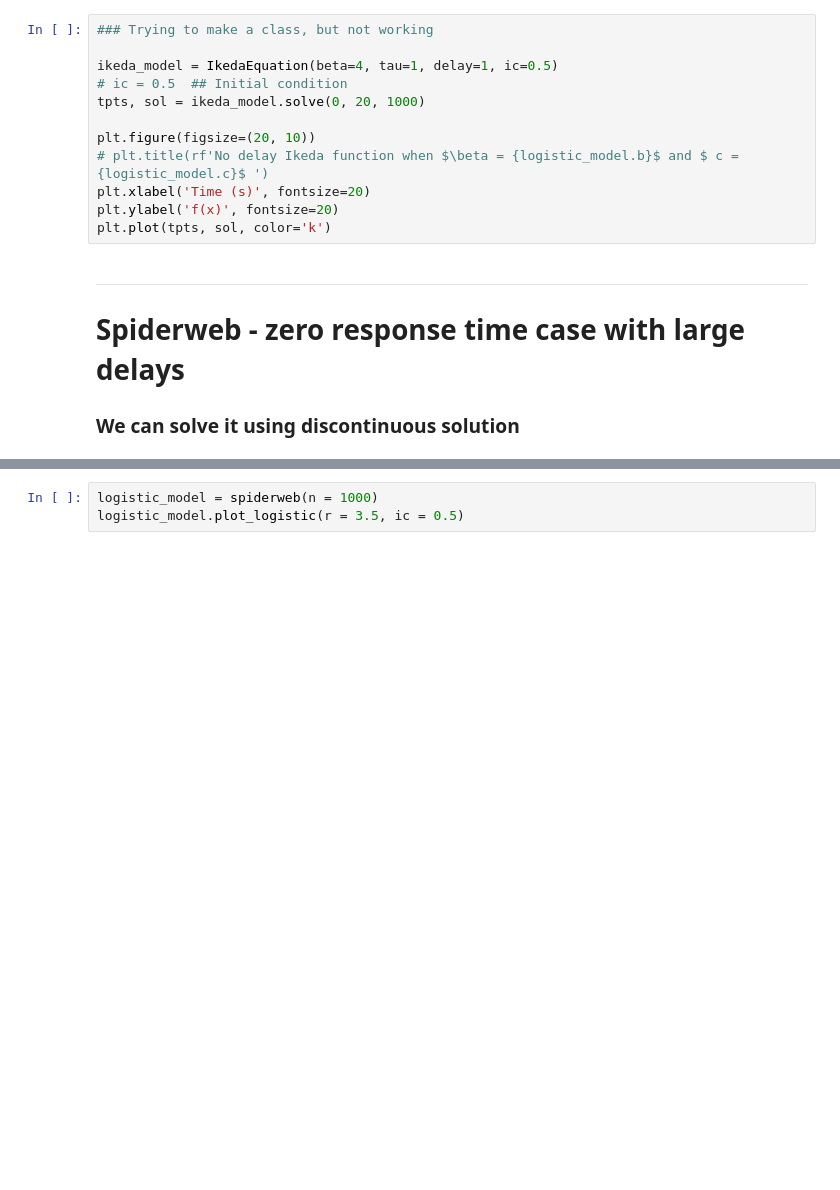
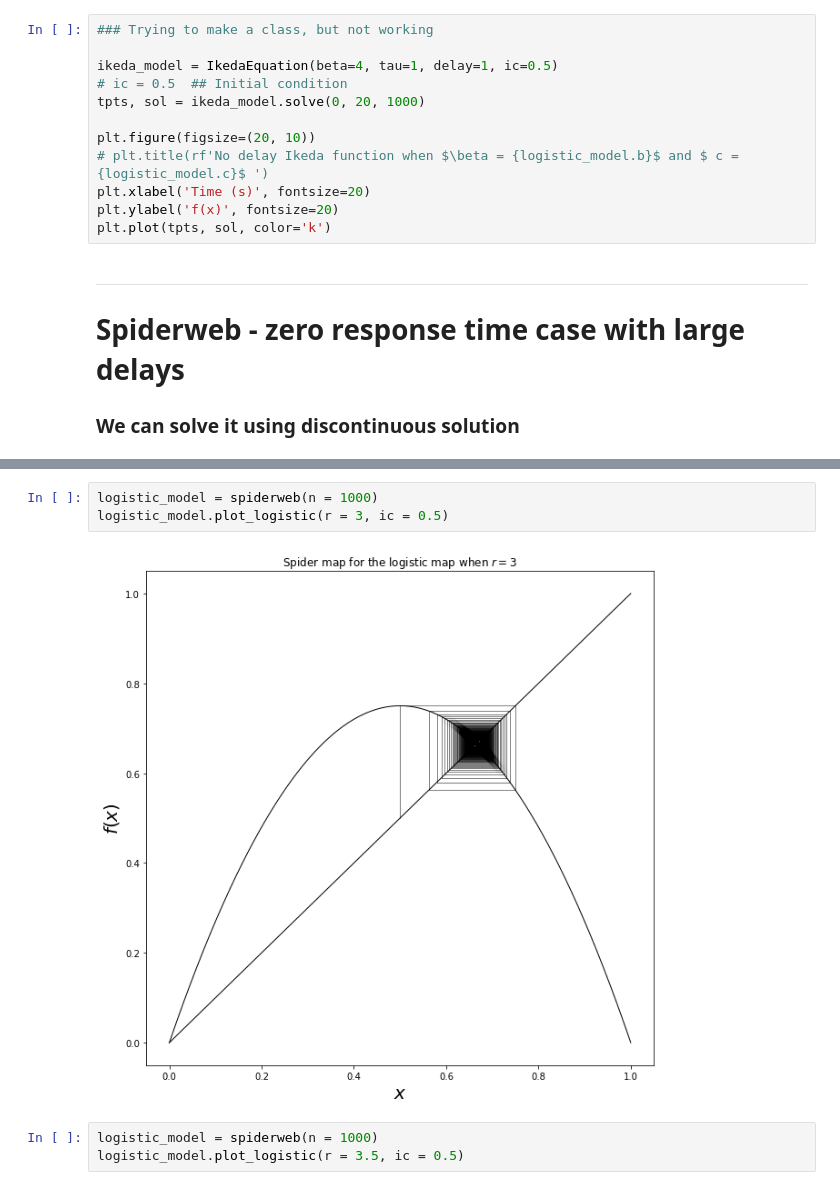
Before and after one commit to ihkim94/Ikeda, a Jupyter notebook: Ikeda_map.ipynb, the cells around one changed output, grey strips where cells are left out. Drawn from its saved outputs; the diff is of its cells as text; blank space fills up the shorter version.

```diff
--- a/Ikeda_map.ipynb
+++ b/Ikeda_map.ipynb
@@ -319,3 +319,8 @@ ikeda_adiabatic_model.plot_adiabatic_ikeda(b = 20, ic = 0.83, t_min = 0, t_max =
+# %%
+logistic_model = spiderweb(n = 1000)
+logistic_model.plot_logistic(r = 3, ic = 0.5)
+# %% [output]
+[figure, added]
 # %%
 logistic_model = spiderweb(n = 1000)
 logistic_model.plot_logistic(r = 3.5, ic = 0.5)
```
Also changed, not shown: parts of 8 cells of this notebook.
